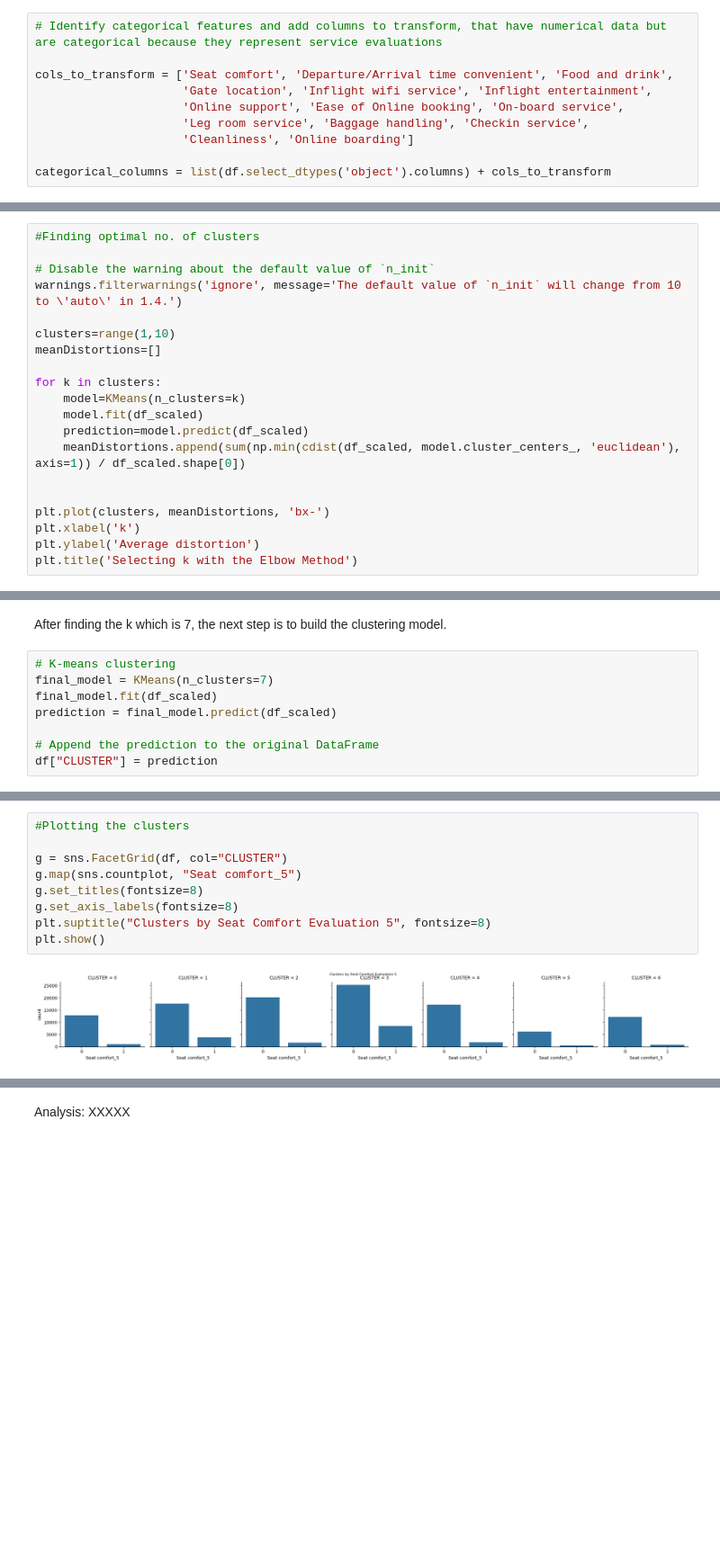
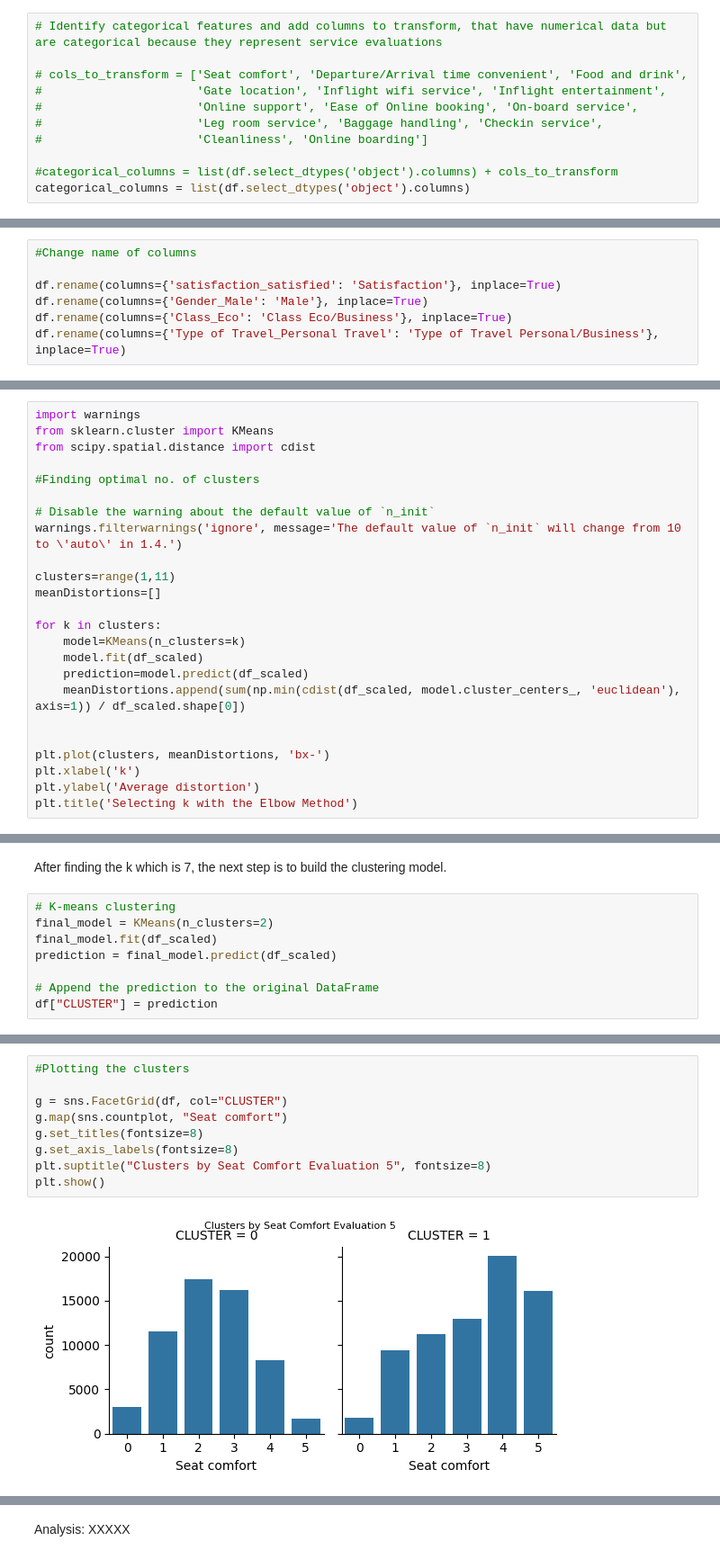
Before and after one commit to xstorresm/customer-service-case, a Jupyter notebook: Project_airline.ipynb, the cells around one changed output, grey strips where cells are left out. Shown at 90% size. Drawn from its saved outputs; the diff is of its cells as text; blank space fills up the shorter version.

```diff
--- a/Project_airline.ipynb
+++ b/Project_airline.ipynb
@@ -232,13 +232,14 @@ In this part, the categorical data was transformed into dummy variables. The col
 # %%
 # Identify categorical features and add columns to transform, that have numerical data but are categorical because they represent service evaluations
 
-cols_to_transform = ['Seat comfort', 'Departure/Arrival time convenient', 'Food and drink',
-                     'Gate location', 'Inflight wifi service', 'Inflight entertainment',
-                     'Online support', 'Ease of Online booking', 'On-board service',
-                     'Leg room service', 'Baggage handling', 'Checkin service',
-                     'Cleanliness', 'Online boarding']
+# cols_to_transform = ['Seat comfort', 'Departure/Arrival time convenient', 'Food and drink',
+#                      'Gate location', 'Inflight wifi service', 'Inflight entertainment',
+#                      'Online support', 'Ease of Online booking', 'On-board service',
+#                      'Leg room service', 'Baggage handling', 'Checkin service',
+#                      'Cleanliness', 'Online boarding']
 
-categorical_columns = list(df.select_dtypes('object').columns) + cols_to_transform
+#categorical_columns = list(df.select_dtypes('object').columns) + cols_to_transform
+categorical_columns = list(df.select_dtypes('object').columns)
 # %%
 # Create dummy variables for each categorical feature
 
@@ -788,3 +778,10 @@ df.head()
+# %%
+#Change name of columns
+
+df.rename(columns={'satisfaction_satisfied': 'Satisfaction'}, inplace=True)
+df.rename(columns={'Gender_Male': 'Male'}, inplace=True)
+df.rename(columns={'Class_Eco': 'Class Eco/Business'}, inplace=True)
+df.rename(columns={'Type of Travel_Personal Travel': 'Type of Travel Personal/Business'}, inplace=True)
 # %%
 df.head(10)
 # %% [output]
@@ -811,12 +808,16 @@ These steps are to find the number of clusters (k). The chosen techniques are El
 # %% [markdown]
 ### Elbow Method
 # %%
+import warnings
+from sklearn.cluster import KMeans
+from scipy.spatial.distance import cdist
+
 #Finding optimal no. of clusters
 
 # Disable the warning about the default value of `n_init`
 warnings.filterwarnings('ignore', message='The default value of `n_init` will change from 10 to \'auto\' in 1.4.')
 
-clusters=range(1,10)
+clusters=range(1,11)
 meanDistortions=[]
 
 for k in clusters:
@@ -867,7 +868,7 @@ Optimal Number of Clusters: 7
 After finding the k which is 7, the next step is to build the clustering model.
 # %%
 # K-means clustering
-final_model = KMeans(n_clusters=7)
+final_model = KMeans(n_clusters=2)
 final_model.fit(df_scaled)
 prediction = final_model.predict(df_scaled)
 
@@ -950,14 +1022,14 @@ plt.show()
 # %%
 #Plotting the clusters
 
 g = sns.FacetGrid(df, col="CLUSTER")
-g.map(sns.countplot, "Seat comfort_5")
+g.map(sns.countplot, "Seat comfort")
 g.set_titles(fontsize=8)
 g.set_axis_labels(fontsize=8)
 plt.suptitle("Clusters by Seat Comfort Evaluation 5", fontsize=8)
 plt.show()
 # %% [output]
-[figure, old version]
+[figure, new version]
 # %%
 #Plotting the clusters
 
```
Also changed, not shown: parts of 43 cells of this notebook, 1 other file.
